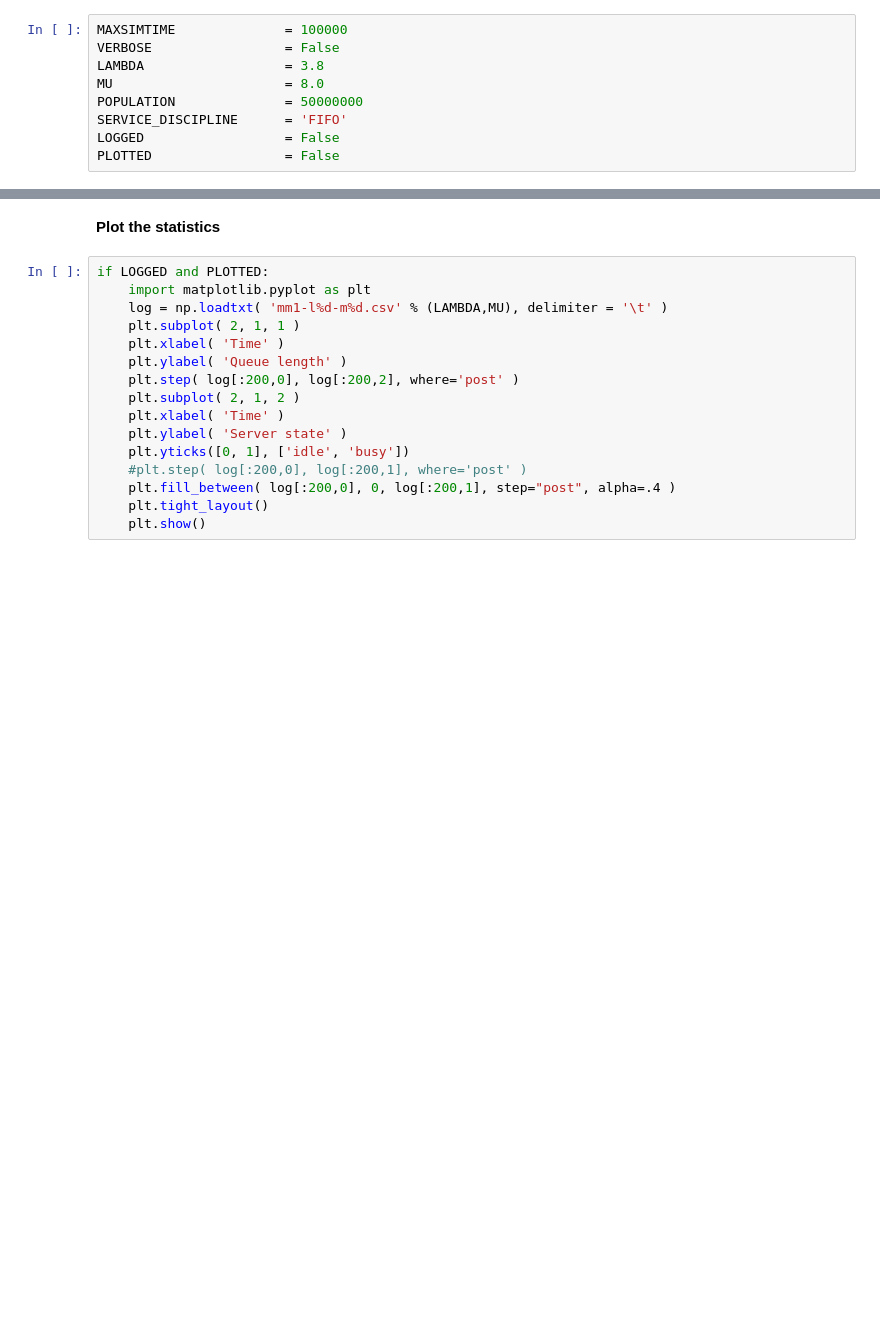
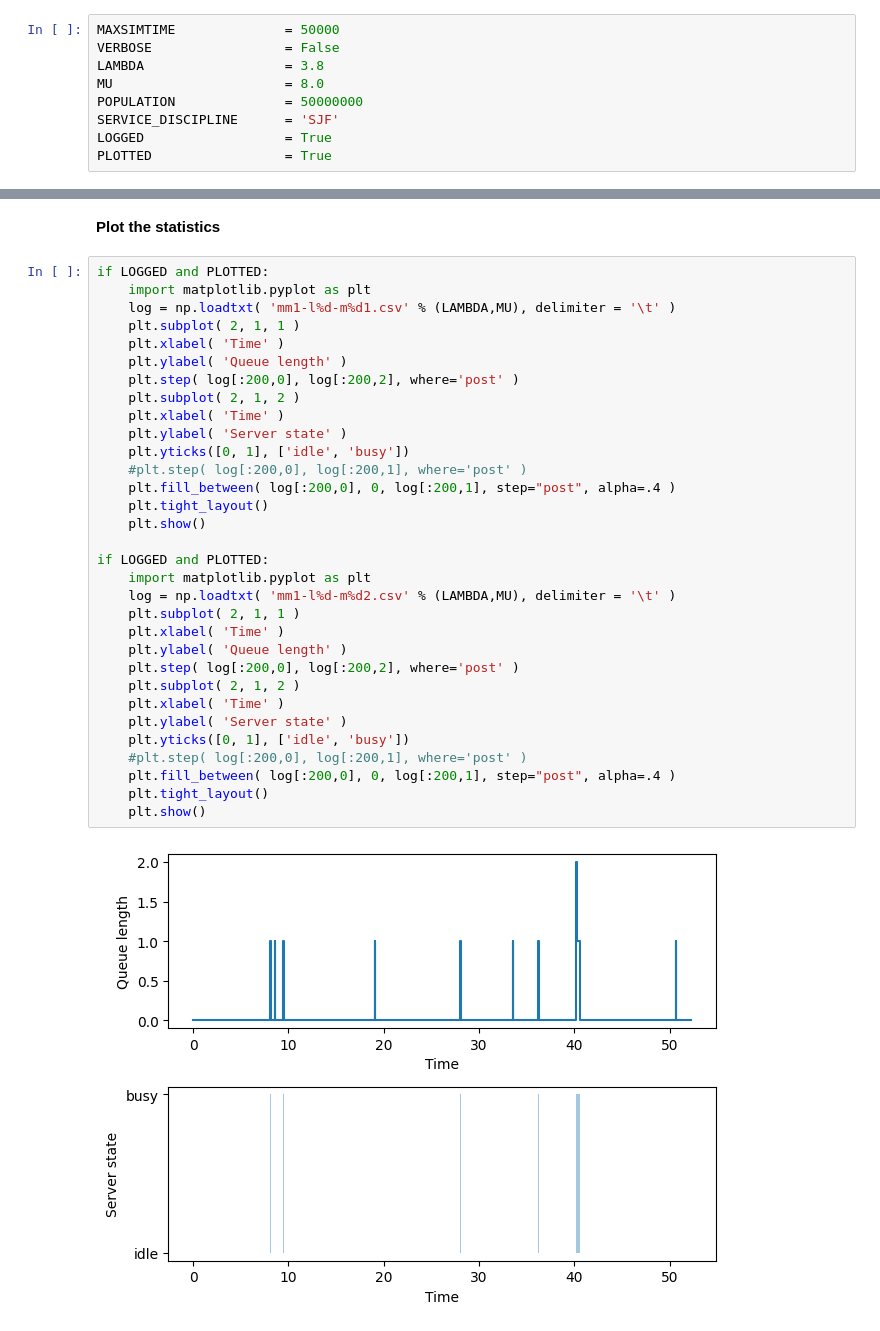
Before and after one commit to duytran1511/Danh_gia_hieu_nang, a Jupyter notebook: MM1-parallel.ipynb, the cells around one changed output, grey strips where cells are left out. Drawn from its saved outputs; the diff is of its cells as text; blank space fills up the shorter version.

```diff
--- a/MM1-parallel.ipynb
+++ b/MM1-parallel.ipynb
@@ -34,14 +35,14 @@ import numpy.random as random
 # %% [markdown]
 **Parameters settings**
 # %%
-MAXSIMTIME              = 100000
+MAXSIMTIME              = 50000
 VERBOSE                 = False
 LAMBDA                  = 3.8
 MU                      = 8.0
 POPULATION              = 50000000
-SERVICE_DISCIPLINE      = 'FIFO'
-LOGGED                  = False
-PLOTTED                 = False
+SERVICE_DISCIPLINE      = 'SJF'
+LOGGED                  = True
+PLOTTED                 = True
 # %% [markdown]
 **Discrete-Event Simulation model**
 # %% [markdown]
@@ -284,16 +293,34 @@ Mean waiting time 2      : 0.03/0.02
 # %%
 if LOGGED and PLOTTED:
     import matplotlib.pyplot as plt
-    log = np.loadtxt( 'mm1-l%d-m%d.csv' % (LAMBDA,MU), delimiter = '\t' )
+    log = np.loadtxt( 'mm1-l%d-m%d1.csv' % (LAMBDA,MU), delimiter = '\t' )
     plt.subplot( 2, 1, 1 )
     plt.xlabel( 'Time' )
     plt.ylabel( 'Queue length' )
     plt.step( log[:200,0], log[:200,2], where='post' )
     plt.subplot( 2, 1, 2 )
     plt.xlabel( 'Time' )
     plt.ylabel( 'Server state' )
     plt.yticks([0, 1], ['idle', 'busy'])
     #plt.step( log[:200,0], log[:200,1], where='post' )
     plt.fill_between( log[:200,0], 0, log[:200,1], step="post", alpha=.4 )
     plt.tight_layout()
     plt.show()
+
+if LOGGED and PLOTTED:
+    import matplotlib.pyplot as plt
+    log = np.loadtxt( 'mm1-l%d-m%d2.csv' % (LAMBDA,MU), delimiter = '\t' )
+    plt.subplot( 2, 1, 1 )
+    plt.xlabel( 'Time' )
+    plt.ylabel( 'Queue length' )
+    plt.step( log[:200,0], log[:200,2], where='post' )
+    plt.subplot( 2, 1, 2 )
+    plt.xlabel( 'Time' )
+    plt.ylabel( 'Server state' )
+    plt.yticks([0, 1], ['idle', 'busy'])
+    #plt.step( log[:200,0], log[:200,1], where='post' )
+    plt.fill_between( log[:200,0], 0, log[:200,1], step="post", alpha=.4 )
+    plt.tight_layout()
+    plt.show()
+# %% [output]
+[figure, added]
```
Also changed, not shown: parts of 7 cells of this notebook, 5 other files.
